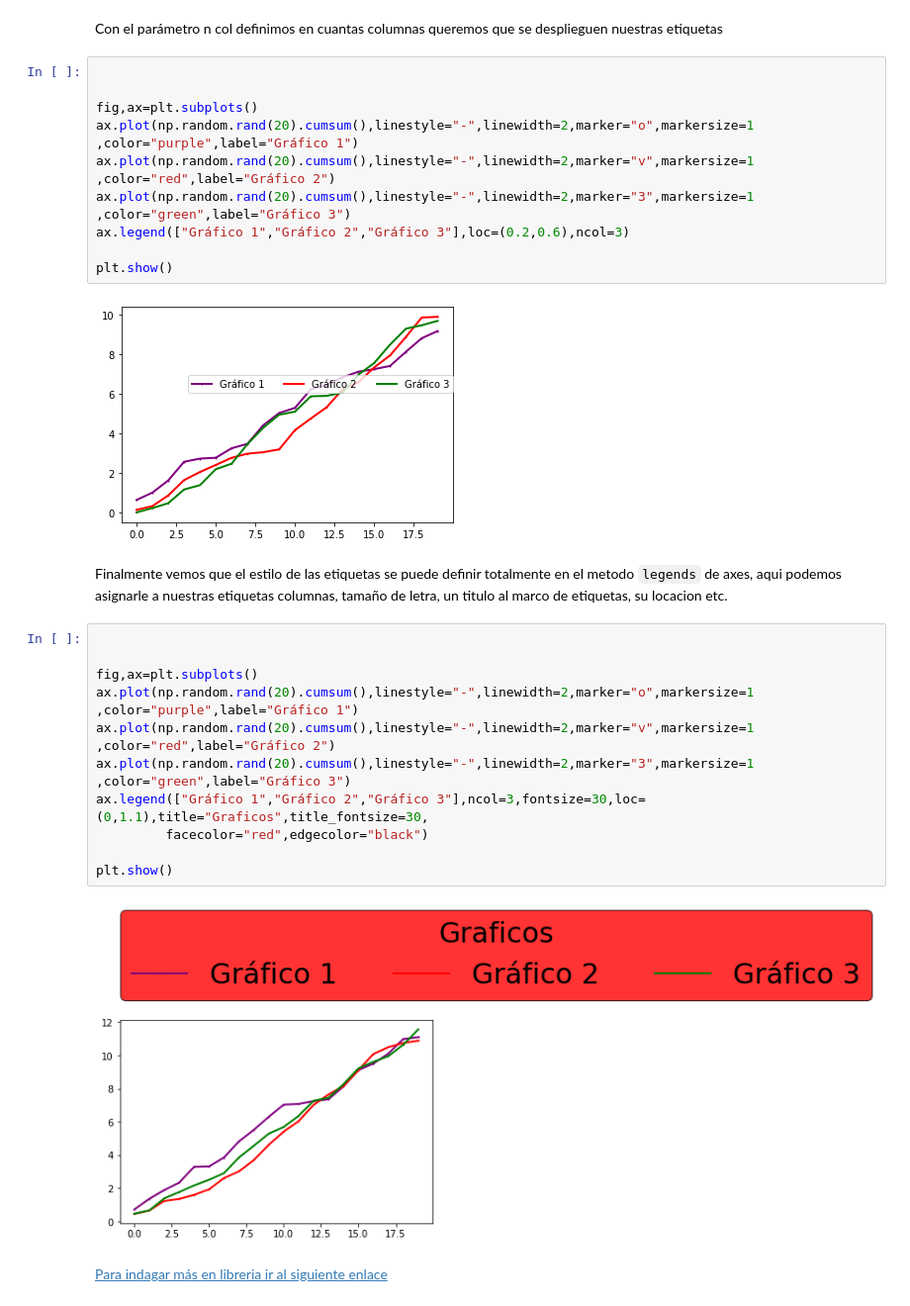
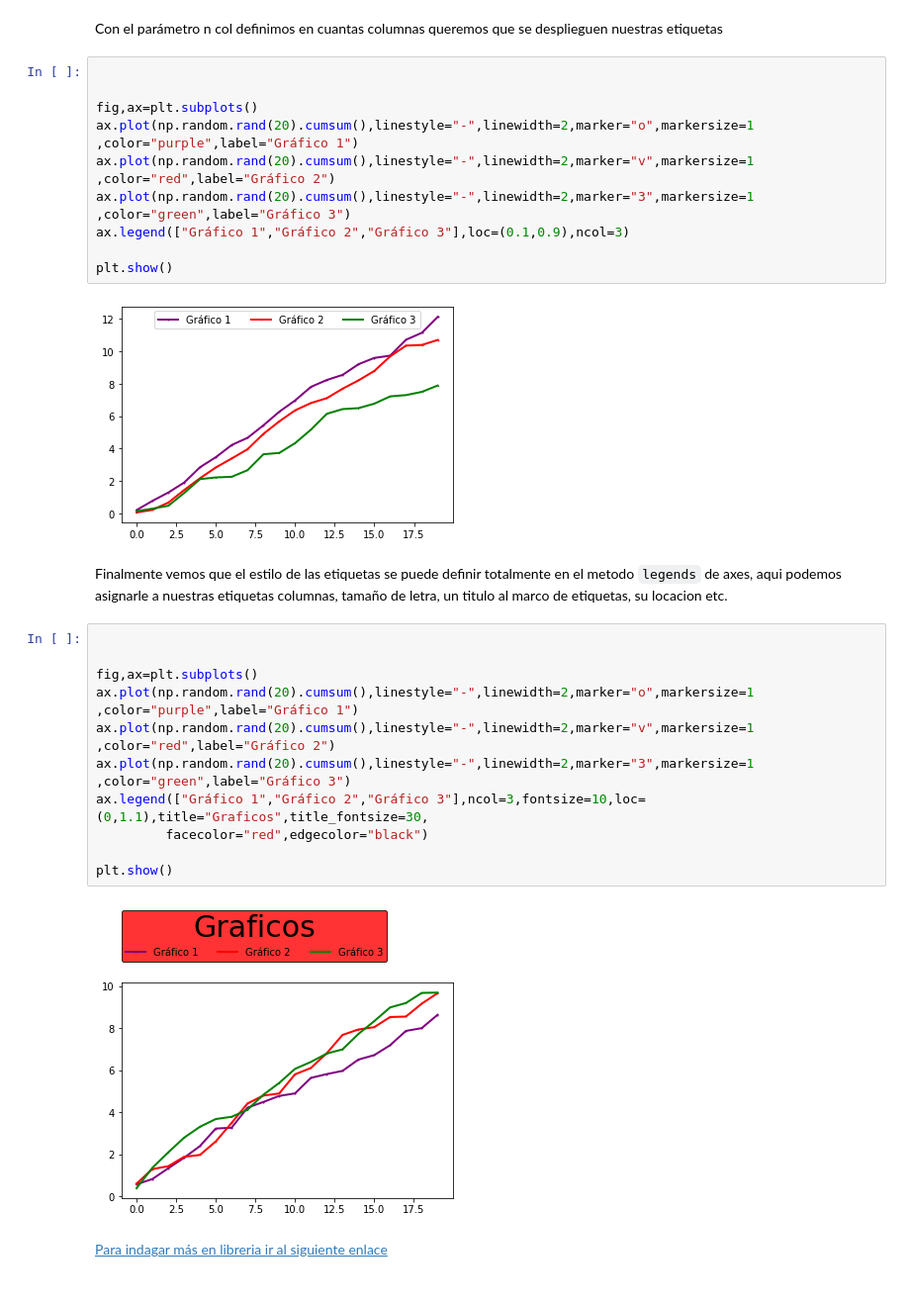
Before and after one commit to pikey-msc/Python, a Jupyter notebook: M3/C2_M3.ipynb, the cells around one changed output. Shown at 99% size. Saved outputs shown, nothing was run; the diff lists cells and outputs as text.

```diff
--- a/M3/C2_M3.ipynb
+++ b/M3/C2_M3.ipynb
@@ -1669,26 +1682,26 @@ fig,ax=plt.subplots()
 ax.plot(np.random.rand(20).cumsum(),linestyle="-",linewidth=2,marker="o",markersize=1 ,color="purple",label="Gráfico 1")
 ax.plot(np.random.rand(20).cumsum(),linestyle="-",linewidth=2,marker="v",markersize=1 ,color="red",label="Gráfico 2")
 ax.plot(np.random.rand(20).cumsum(),linestyle="-",linewidth=2,marker="3",markersize=1 ,color="green",label="Gráfico 3")
-ax.legend(["Gráfico 1","Gráfico 2","Gráfico 3"],loc=(0.2,0.6),ncol=3)
+ax.legend(["Gráfico 1","Gráfico 2","Gráfico 3"],loc=(0.1,0.9),ncol=3)
 
 plt.show()
 # %% [output]
-[figure, old version]
+[figure, new version]
 # %% [markdown]
 Finalmente vemos que el estilo de las etiquetas se puede definir totalmente en el metodo `legends` de axes, aqui podemos asignarle a nuestras etiquetas columnas, tamaño de letra, un titulo al marco de etiquetas, su locacion etc.
 # %%
 
 
 fig,ax=plt.subplots()
 ax.plot(np.random.rand(20).cumsum(),linestyle="-",linewidth=2,marker="o",markersize=1 ,color="purple",label="Gráfico 1")
 ax.plot(np.random.rand(20).cumsum(),linestyle="-",linewidth=2,marker="v",markersize=1 ,color="red",label="Gráfico 2")
 ax.plot(np.random.rand(20).cumsum(),linestyle="-",linewidth=2,marker="3",markersize=1 ,color="green",label="Gráfico 3")
-ax.legend(["Gráfico 1","Gráfico 2","Gráfico 3"],ncol=3,fontsize=30,loc=(0,1.1),title="Graficos",title_fontsize=30,
+ax.legend(["Gráfico 1","Gráfico 2","Gráfico 3"],ncol=3,fontsize=10,loc=(0,1.1),title="Graficos",title_fontsize=30,
          facecolor="red",edgecolor="black")
 
 plt.show()
 # %% [output]
-[figure, old version]
+[figure, new version]
 # %% [markdown]
 [Para indagar más en libreria ir al siguiente enlace](https://matplotlib.org/stable/tutorials/index.html)
 # %% [markdown]
```
Also changed, not shown: parts of 64 cells of this notebook.
